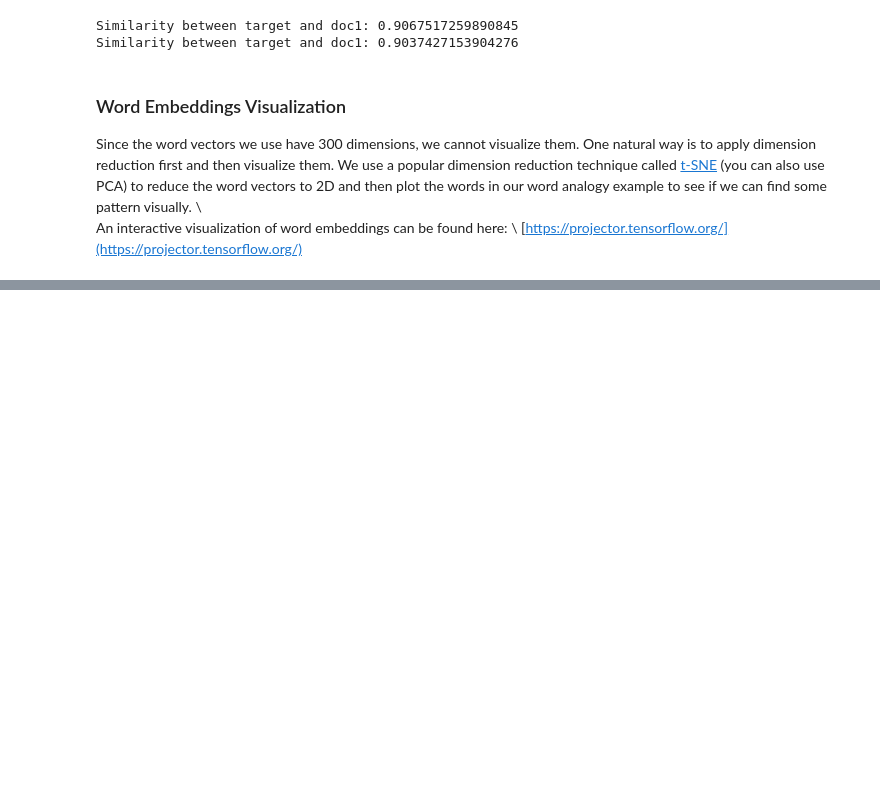
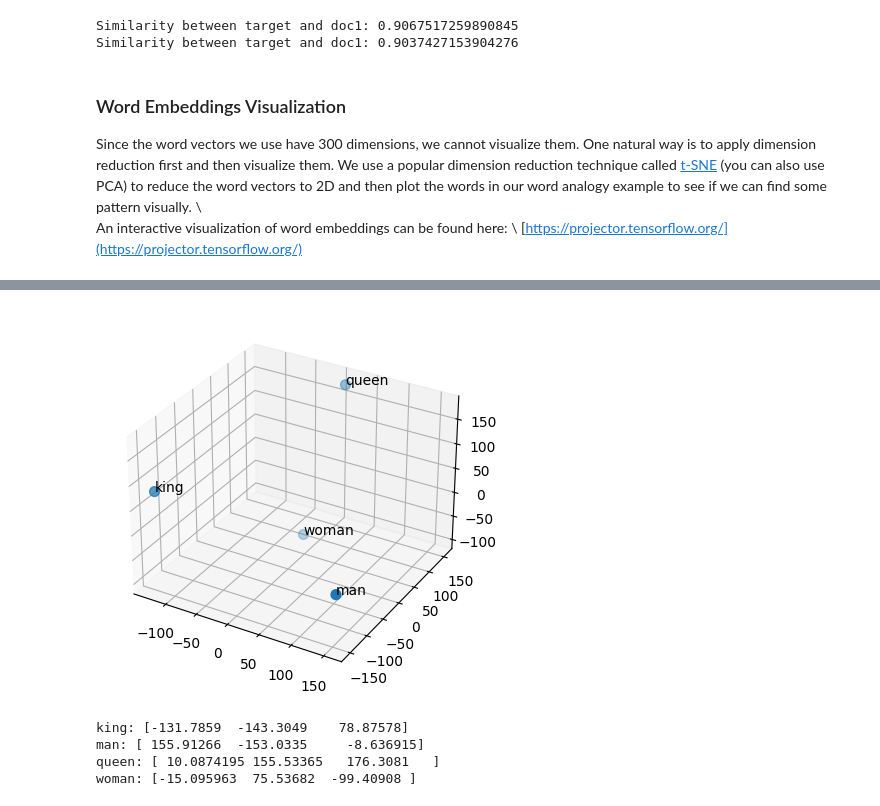
Before and after one commit to WilliamShengYangHuang/RC18_Machine_Learning, a Jupyter notebook: Word2Vec.ipynb, the cells around one changed output, grey strips where cells are left out. Saved outputs shown, nothing was run; the diff lists cells and outputs as text; code cells hidden in the pictures; blank space fills up the shorter version.

```diff
--- a/Word2Vec.ipynb
+++ b/Word2Vec.ipynb
@@ -284,3 +358,34 @@ plt.show()
+# %%
+from mpl_toolkits.mplot3d import Axes3D
+
+# use t-SNE to do dimension reduction, from 300d to 3d
+tsne_model = TSNE(n_components=3, perplexity=3)
+
+# get transformed vectors
+data = np.array([king.vector, man.vector, queen.vector, woman.vector])
+data_3d = tsne_model.fit_transform(data)
+
+labels = ['king', 'man', 'queen', 'woman']
+
+# create a 3D plot
+fig = plt.figure()
+ax = fig.add_subplot(111, projection='3d')
+
+# plot the 3d vectors and show their labels
+ax.scatter(data_3d[:, 0], data_3d[:, 1], data_3d[:, 2], s=50)
+for i, txt in enumerate(labels):
+    ax.text(data_3d[i,0], data_3d[i,1], data_3d[i,2], txt)
+
+plt.show()
+
+for i, txt in enumerate(labels):
+    print(f"{txt}: {data_3d[i]}")
+# %% [output]
+[figure, added]
+king: [-131.7859  -143.3049    78.87578]
+man: [ 155.91266  -153.0335     -8.636915]
+queen: [ 10.0874195 155.53365   176.3081   ]
+woman: [-15.095963  75.53682  -99.40908 ]
 # %% [markdown]
 ### Sentiment Analysis
 The major reason for coming up with word embedding models is that we want to use these embeddings which encode the word semantics to help us tackle problems related with natural language. \\
```
Also changed, not shown: parts of 20 cells of this notebook.
